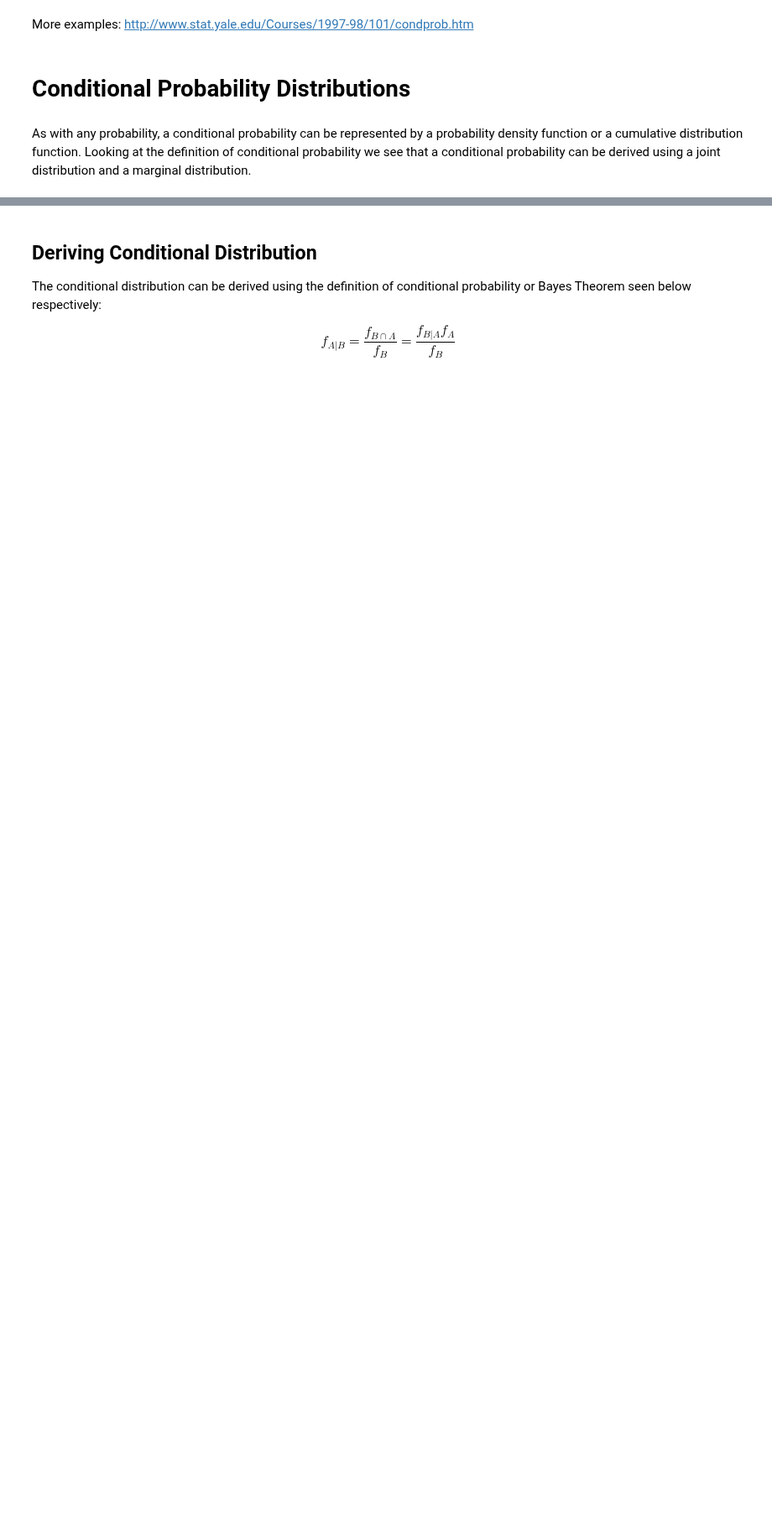
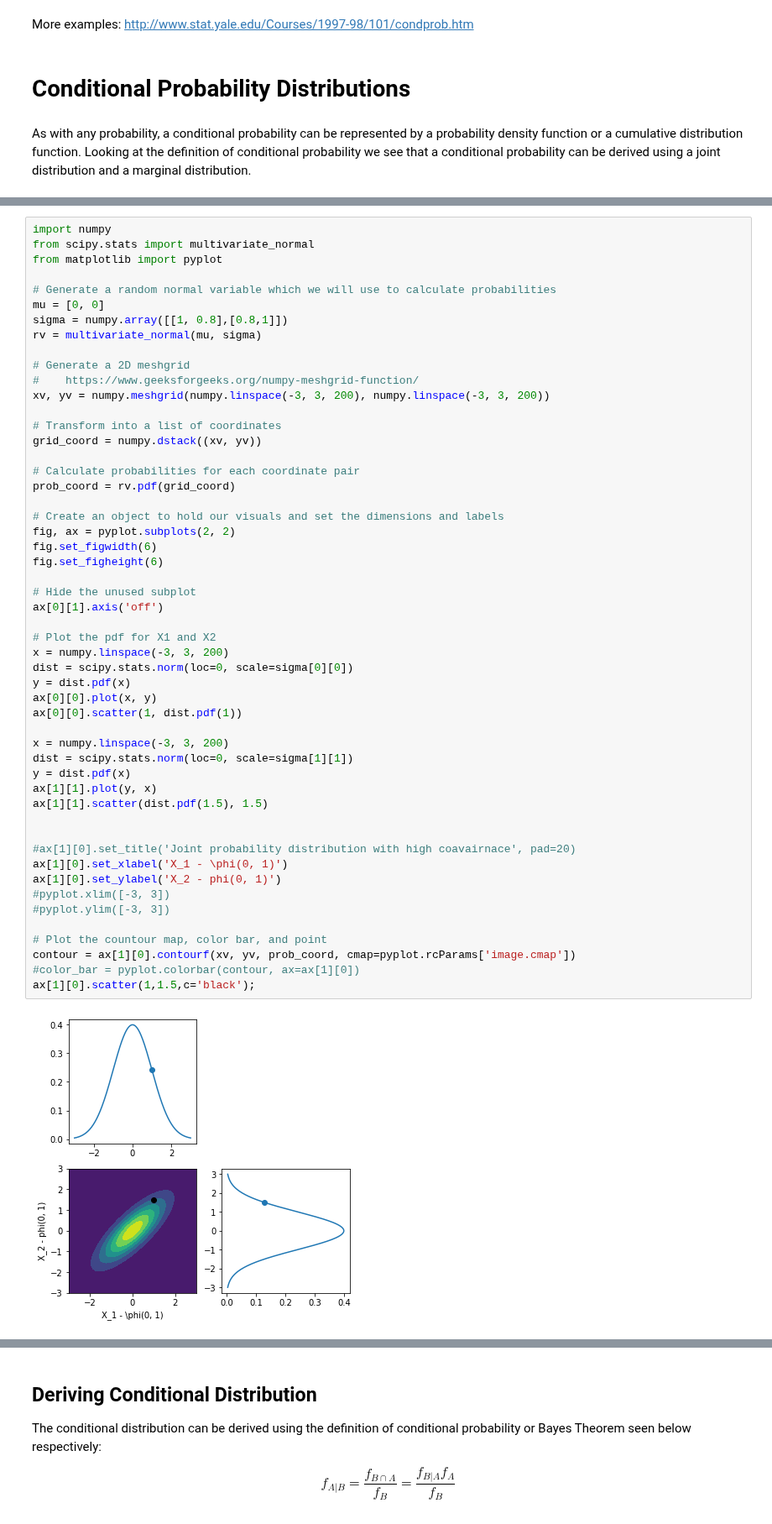
Before and after one commit to taylor-schneider/ml-training-jupyter-notebooks, a Jupyter notebook: Mathematics/Probability/Conditional Probability.ipynb, the cells around one changed output, grey strips where cells are left out. Shown at 84% size. Drawn from its saved outputs; the diff is of its cells as text; blank space fills up the shorter version.

Commit message:
Regular checkin. Continued working on proofs, and organizing content. Normal distribution notebook is almost complete. Cleanup and READMEs are still on the todo list.

```diff
--- a/Mathematics/Probability/Conditional Probability.ipynb
+++ b/Mathematics/Probability/Conditional Probability.ipynb
@@ -182,0 +75,54 @@ As with any probability, a conditional probability can be represented by a proba
+# %%
+import numpy
+from scipy.stats import multivariate_normal
+from matplotlib import pyplot
+
+# Generate a random normal variable which we will use to calculate probabilities
+mu = [0, 0]
+sigma = numpy.array([[1, 0.8],[0.8,1]])
+rv = multivariate_normal(mu, sigma)
+
+# Generate a 2D meshgrid
+#    https://www.geeksforgeeks.org/numpy-meshgrid-function/
+xv, yv = numpy.meshgrid(numpy.linspace(-3, 3, 200), numpy.linspace(-3, 3, 200))
+
+# Transform into a list of coordinates
+grid_coord = numpy.dstack((xv, yv))
+
+# Calculate probabilities for each coordinate pair
+prob_coord = rv.pdf(grid_coord)
+
+# Create an object to hold our visuals and set the dimensions and labels
+fig, ax = pyplot.subplots(2, 2)
+fig.set_figwidth(6)
+fig.set_figheight(6)
+
+# Hide the unused subplot
+ax[0][1].axis('off')
+
+# Plot the pdf for X1 and X2
+x = numpy.linspace(-3, 3, 200)
+dist = scipy.stats.norm(loc=0, scale=sigma[0][0])
+y = dist.pdf(x)
+ax[0][0].plot(x, y)
+ax[0][0].scatter(1, dist.pdf(1))
+
+x = numpy.linspace(-3, 3, 200)
+dist = scipy.stats.norm(loc=0, scale=sigma[1][1])
+y = dist.pdf(x)
+ax[1][1].plot(y, x)
+ax[1][1].scatter(dist.pdf(1.5), 1.5)
+
+
+#ax[1][0].set_title('Joint probability distribution with high coavairnace', pad=20)
+ax[1][0].set_xlabel('X_1 - \phi(0, 1)')
+ax[1][0].set_ylabel('X_2 - phi(0, 1)')
+#pyplot.xlim([-3, 3])
+#pyplot.ylim([-3, 3])
+
+# Plot the countour map, color bar, and point
+contour = ax[1][0].contourf(xv, yv, prob_coord, cmap=pyplot.rcParams['image.cmap'])
+#color_bar = pyplot.colorbar(contour, ax=ax[1][0])
+ax[1][0].scatter(1,1.5,c='black');
+# %% [output]
+[figure, added]
```
Also changed, not shown: parts of 21 cells of this notebook, 36 other files.
